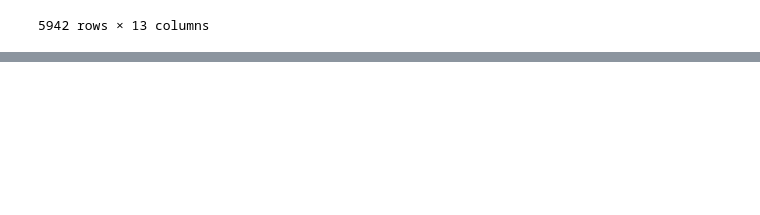
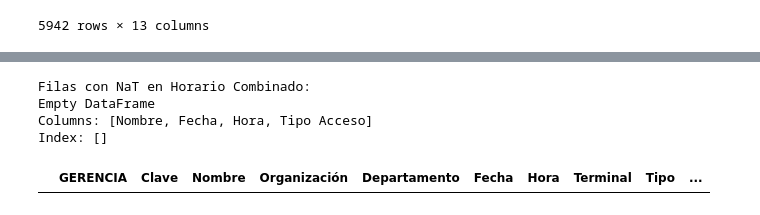
Before and after one commit to 19Juan/Analysis_People, a Jupyter notebook: src/explore.ipynb, the cells around one changed output, grey strips where cells are left out. Cells and saved outputs as stored; diff of their text form; code cells hidden in the pictures; blank space fills up the shorter version.

```diff
--- a/src/explore.ipynb
+++ b/src/explore.ipynb
@@ -254,0 +262,12 @@ df_final.to_excel("../data/processed/DB People_resumido_ajustado.xlsx", index=Fa
+# %%
+# Detectar filas problemáticas
+faltantes = df_final[df_final["Horario Combinado"].isna()]
+print("Filas con NaT en Horario Combinado:")
+print(faltantes[["Nombre", "Fecha", "Hora", "Tipo Acceso"]])
+faltantes
+# %% [output]
+Filas con NaT en Horario Combinado:
+Empty DataFrame
+Columns: [Nombre, Fecha, Hora, Tipo Acceso]
+Index: []
+|  | GERENCIA | Clave | Nombre | Organización | Departamento | Fecha | Hora | Terminal | Tipo | ... |
```
Also changed, not shown: parts of 11 cells of this notebook, 4 other files.
